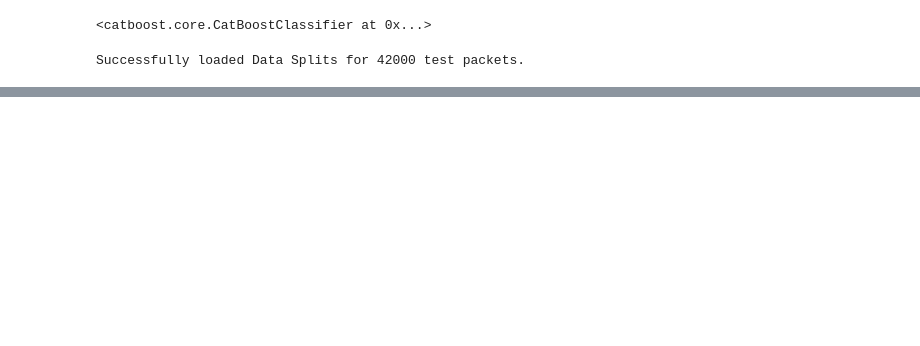
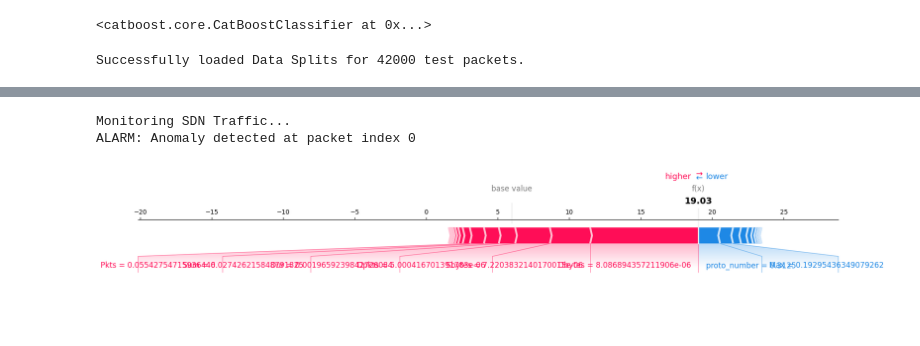
Before and after one commit to MohHaroon/XAI-based-ZSL-for-IIDS, a Jupyter notebook: ZSAL_and_SOAM.ipynb, the cells around one changed output, grey strips where cells are left out. Saved outputs shown, nothing was run; the diff lists cells and outputs as text; code cells hidden in the pictures; blank space fills up the shorter version.

```diff
--- a/ZSAL_and_SOAM.ipynb
+++ b/ZSAL_and_SOAM.ipynb
@@ -39,6 +39,7 @@ loaded_cat.load_model('/content/drive/MyDrive/IRP_Models/catboost_sdn_20260123_0
 # %%
 import os
 import joblib
+import pandas as pd
 
 base_path = '/content/drive/MyDrive/IRP_Models/'
 split_path = os.path.join(base_path, 'Data_Splits/')
@@ -48,6 +49,16 @@ X_test = joblib.load(os.path.join(split_path, f'X_test.pkl'))
 y_train = joblib.load(os.path.join(split_path, f'y_train.pkl'))
 y_test = joblib.load(os.path.join(split_path, f'y_test.pkl'))
 
+
+# Adding the column names
+feature_names = ["proto_number", "Dur", "Mean", "Stddev", "Min", "Max", "Pkts", "Bytes",
+                 "Spkts", "Dpkts", "Sbytes", "Dbytes", "Srate", "Drate", "Sum",
+                 "TnBPSrcIP", "TnBPDstIP", "TnP_PSrcIP", "TnP_PDstIP", "TnP_PerProto",
+                 "TnP_Per_Dport", "N_IN_Conn_P_DstIP", "N_IN_Conn_P_SrcIP"]
+
+X_test = pd.DataFrame(X_test, columns=feature_names)
+X_train = pd.DataFrame(X_train, columns=feature_names)
+
 print(f"\nSuccessfully loaded Data Splits for {len(X_test)} test packets.")
 # %% [output]
 Successfully loaded Data Splits for 42000 test packets.
@@ -53,0 +80,38 @@ Successfully loaded Data Splits for 42000 test packets.
+# %%
+import shap
+
+# 1. Initialize Explainer (Component 3)
+explainer = shap.TreeExplainer(loaded_cat)
+
+# 2. Simulate SDIN Monitoring
+print("Monitoring SDN Traffic...")
+found_anomaly = False
+
+for i in range(len(X_test)):
+    # Get a single packet instance
+    instance = X_test.iloc[i:i+1]
+
+    # Inference
+    prediction = loaded_cat.predict(instance)[0]
+
+    if prediction == 1:  # Anomaly Detected!
+        print(f"ALARM: Anomaly detected at packet index {i}")
+
+        # 3. Generate SHAP values for this specific instance
+        instance_shap = explainer.shap_values(instance)
+
+        # 4. Generate the Visualization for Feature Provenance
+        shap.force_plot(explainer.expected_value, instance_shap[0], instance, matplotlib=True)
+
+        # Capture for ZASL Labeling
+        target_instance = instance
+        target_shap = instance_shap[0]
+        found_anomaly = True
+        break
+
+if not found_anomaly:
+    print("No anomalies detected in the current traffic batch.")
+# %% [output]
+Monitoring SDN Traffic...
+ALARM: Anomaly detected at packet index 0
+[figure, added]
```
Also changed, not shown: parts of 6 cells of this notebook.
